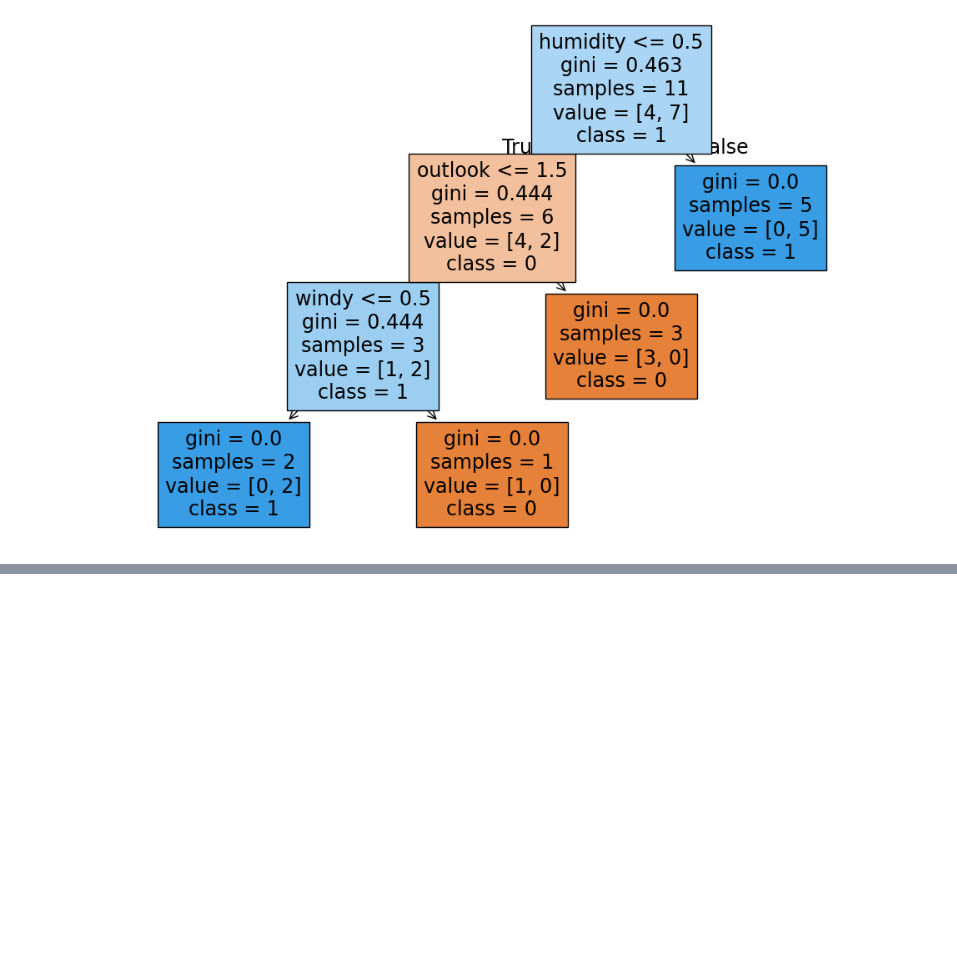
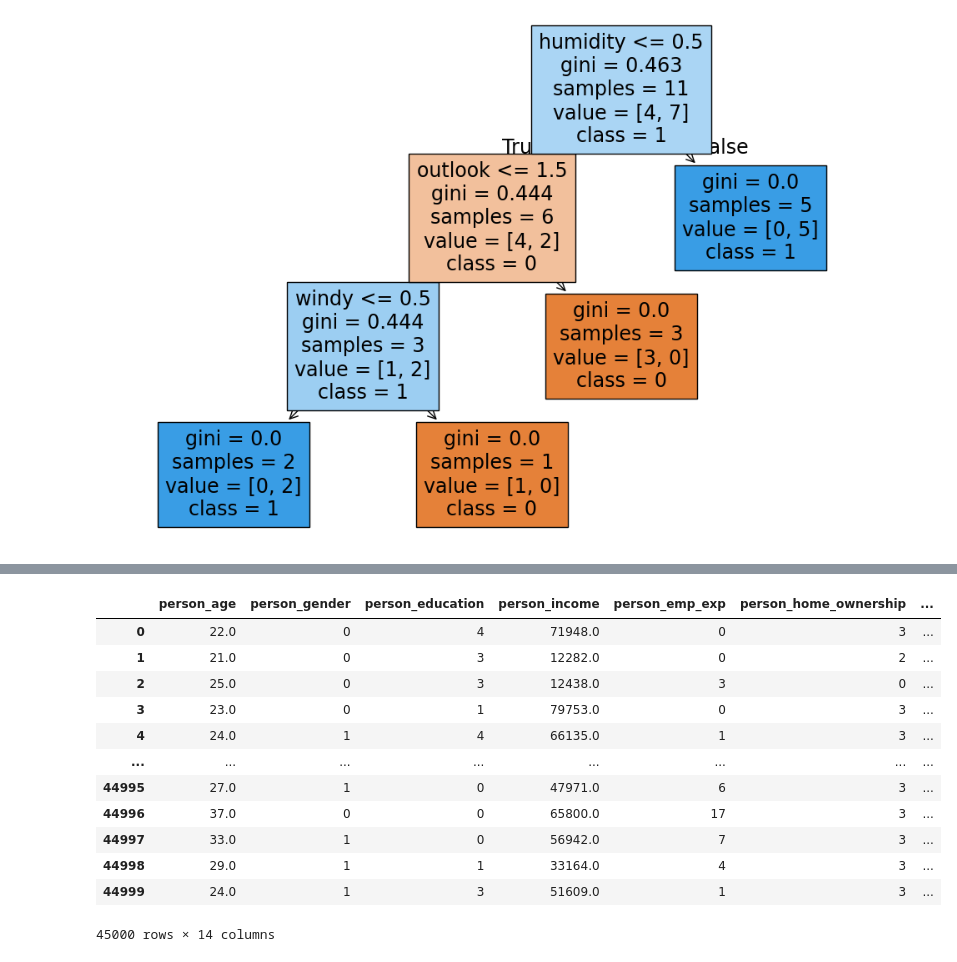
Before and after one commit to gowtham-dd/Data-Science-Basics, a Jupyter notebook: DecisionTree.ipynb, the cells around one changed output, grey strips where cells are left out. Saved outputs shown, nothing was run; the diff lists cells and outputs as text; code cells hidden in the pictures; blank space fills up the shorter version.

```diff
--- a/DecisionTree.ipynb
+++ b/DecisionTree.ipynb
@@ -72,0 +108,21 @@ plt.show()
+# %%
+from sklearn import preprocessing
+le = preprocessing.LabelEncoder()
+cols = ['person_home_ownership','person_gender', 'person_education','loan_intent','previous_loan_defaults_on_file']
+# Encode labels of multiple columns at once
+df[cols] = df[cols].apply(le.fit_transform)
+df
+# %% [output]
+|  | person_age | person_gender | person_education | person_income | person_emp_exp | person_home_ownership | ... |
+| 0 | 22.0 | 0 | 4 | 71948.0 | 0 | 3 | ... |
+| 1 | 21.0 | 0 | 3 | 12282.0 | 0 | 2 | ... |
+| 2 | 25.0 | 0 | 3 | 12438.0 | 3 | 0 | ... |
+| 3 | 23.0 | 0 | 1 | 79753.0 | 0 | 3 | ... |
+| 4 | 24.0 | 1 | 4 | 66135.0 | 1 | 3 | ... |
+| ... | ... | ... | ... | ... | ... | ... | ... |
+| 44995 | 27.0 | 1 | 0 | 47971.0 | 6 | 3 | ... |
+| 44996 | 37.0 | 0 | 0 | 65800.0 | 17 | 3 | ... |
+| 44997 | 33.0 | 1 | 0 | 56942.0 | 7 | 3 | ... |
+| 44998 | 29.0 | 1 | 1 | 33164.0 | 4 | 3 | ... |
+| 44999 | 24.0 | 1 | 3 | 51609.0 | 1 | 3 | ... |
+45000 rows × 14 columns
```
Also changed, not shown: parts of 4 cells of this notebook.
